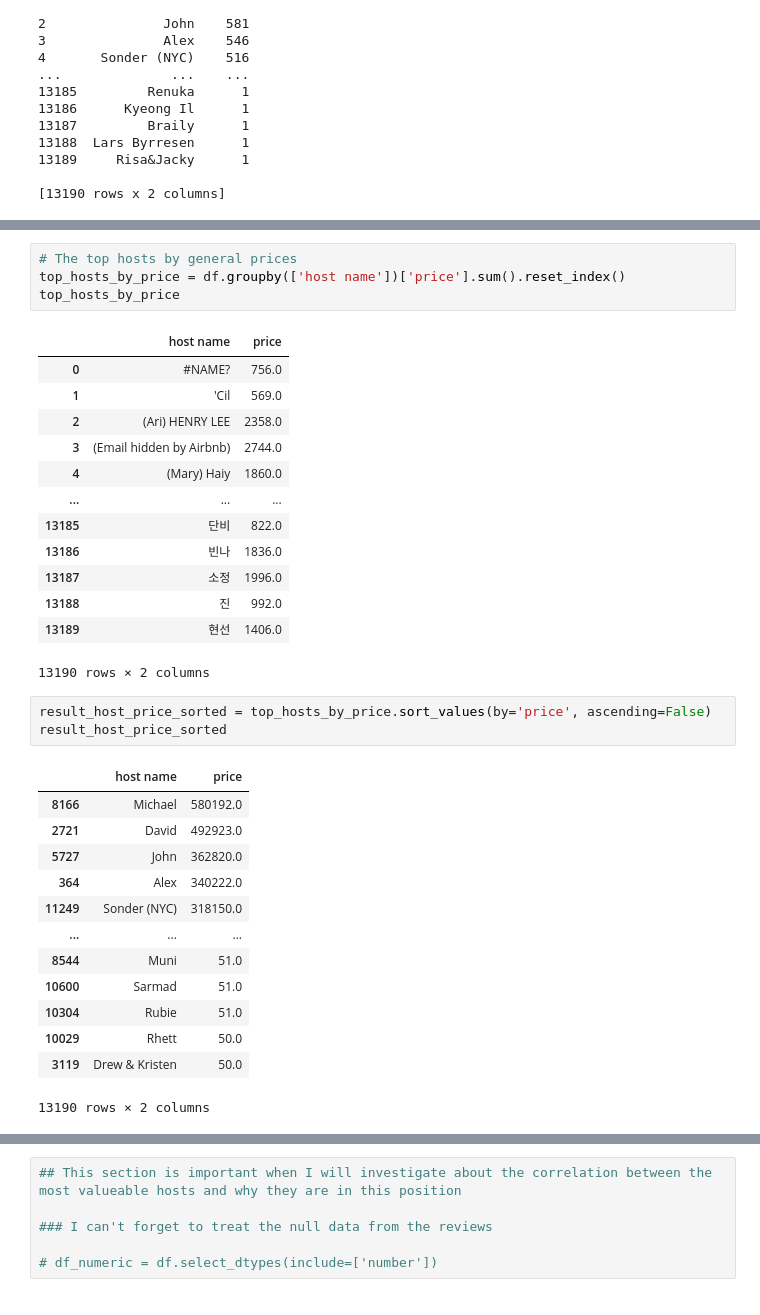
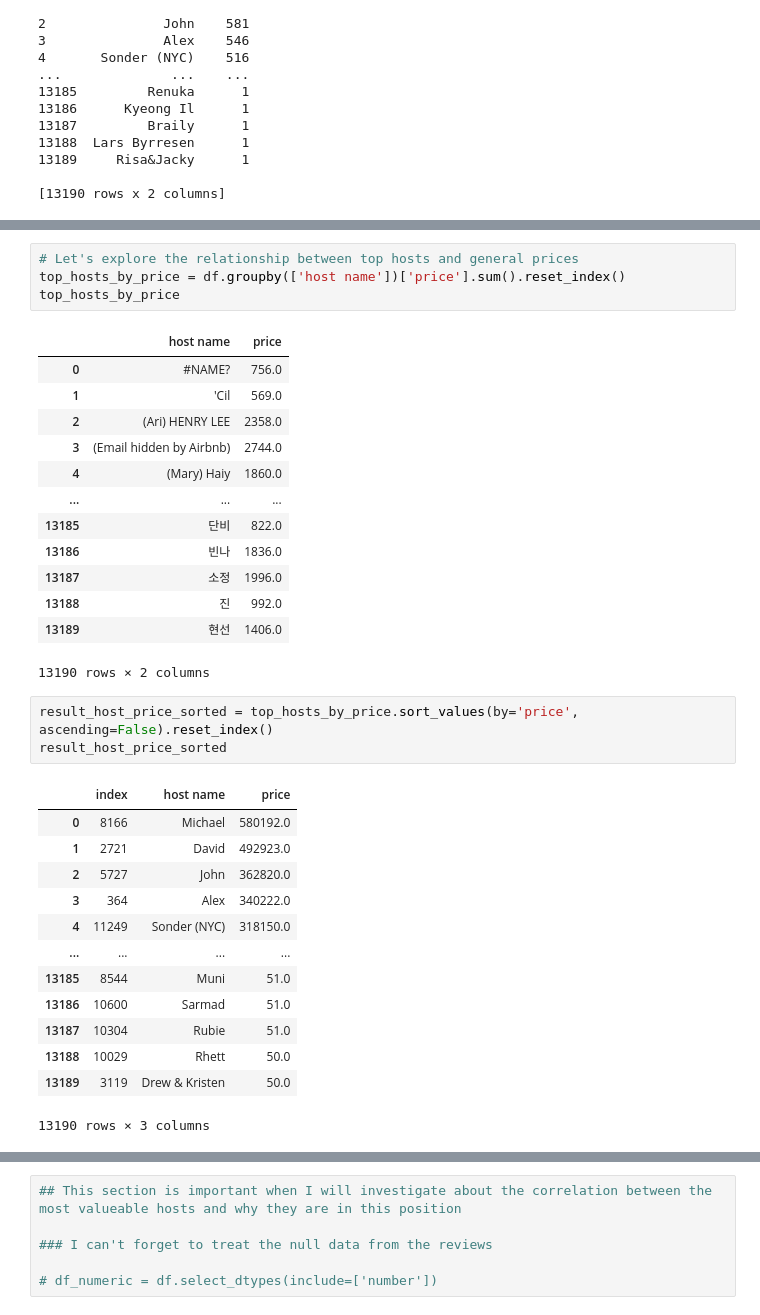
Before and after one commit to dv-tiagosilva/airbnb_data_analysis, a Jupyter notebook: airbnb_analysis.ipynb, the cells around one changed output, grey strips where cells are left out. Cells and saved outputs as stored; diff of their text form.

```diff
--- a/airbnb_analysis.ipynb
+++ b/airbnb_analysis.ipynb
@@ -233,5 +237,5 @@ print(hosts_by_mean_price)
 # %%
-# The top hosts by general prices
+# Let's explore the relationship between top hosts and general prices
 top_hosts_by_price = df.groupby(['host name'])['price'].sum().reset_index()
 top_hosts_by_price
 # %% [output]
@@ -249,19 +253,19 @@ top_hosts_by_price
 | 13189 | 현선 | 1406.0 |
 13190 rows × 2 columns
 # %%
-result_host_price_sorted = top_hosts_by_price.sort_values(by='price', ascending=False)
+result_host_price_sorted = top_hosts_by_price.sort_values(by='price', ascending=False).reset_index()
 result_host_price_sorted
 # %% [output]
-|  | host name | price |
-| 8166 | Michael | 580192.0 |
-| 2721 | David | 492923.0 |
-| 5727 | John | 362820.0 |
-| 364 | Alex | 340222.0 |
-| 11249 | Sonder (NYC) | 318150.0 |
-| ... | ... | ... |
-| 8544 | Muni | 51.0 |
-| 10600 | Sarmad | 51.0 |
-| 10304 | Rubie | 51.0 |
-| 10029 | Rhett | 50.0 |
-| 3119 | Drew & Kristen | 50.0 |
+|  | index | host name | price |
+| 0 | 8166 | Michael | 580192.0 |
+| 1 | 2721 | David | 492923.0 |
+| 2 | 5727 | John | 362820.0 |
+| 3 | 364 | Alex | 340222.0 |
+| 4 | 11249 | Sonder (NYC) | 318150.0 |
+| ... | ... | ... | ... |
+| 13185 | 8544 | Muni | 51.0 |
+| 13186 | 10600 | Sarmad | 51.0 |
+| 13187 | 10304 | Rubie | 51.0 |
+| 13188 | 10029 | Rhett | 50.0 |
+| 13189 | 3119 | Drew & Kristen | 50.0 |
-13190 rows × 2 columns
+13190 rows × 3 columns
```
Also changed, not shown: parts of 28 cells of this notebook.
